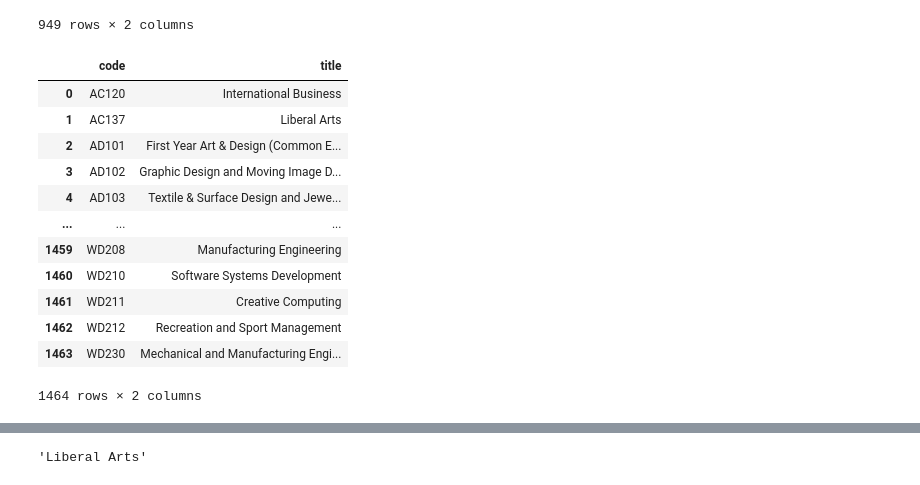
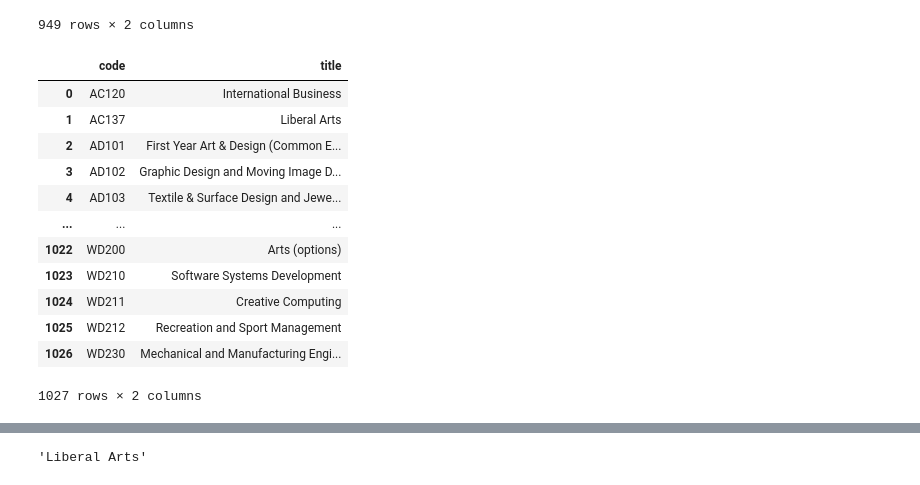
Before and after one commit to angelinka/Fundamentals-of-Data-Analysis, a Jupyter notebook: cao.ipynb, the cells around one changed output, grey strips where cells are left out. Cells and saved outputs as stored; diff of their text form; code cells hidden in the pictures.

Commit message:
Joined 2019 data

```diff
--- a/cao.ipynb
+++ b/cao.ipynb
@@ -406,22 +408,20 @@ courses2021
 | 948 | WD232 | Business Information Systems |
 949 rows × 2 columns
 # %%
-# Selecting columns COURSE CODE2 and COURSE TITLE from data frame  for 2020 and assigning it to courses2020
-courses2020 = df2020[['COURSE CODE2','COURSE TITLE']]
-#Changing names of the columns to code and title
-courses2020.columns = ['code', 'title']
+# Selecting columns code and title from data frame  for 2020 and assigning it to courses2020
+courses2020 = df2020_l8[['code', 'title']]
 courses2020
 # %% [output]
 |  | code | title |
 | 0 | AC120 | International Business |
 | 1 | AC137 | Liberal Arts |
 | 2 | AD101 | First Year Art & Design (Common E... |
 | 3 | AD102 | Graphic Design and Moving Image D... |
 | 4 | AD103 | Textile & Surface Design and Jewe... |
 | ... | ... | ... |
-| 1459 | WD208 | Manufacturing Engineering |
-| 1460 | WD210 | Software Systems Development |
-| 1461 | WD211 | Creative Computing |
-| 1462 | WD212 | Recreation and Sport Management |
-| 1463 | WD230 | Mechanical and Manufacturing Engi... |
+| 1022 | WD200 | Arts (options) |
+| 1023 | WD210 | Software Systems Development |
+| 1024 | WD211 | Creative Computing |
+| 1025 | WD212 | Recreation and Sport Management |
+| 1026 | WD230 | Mechanical and Manufacturing Engi... |
-1464 rows × 2 columns
+1027 rows × 2 columns
```
Also changed, not shown: parts of 23 cells of this notebook.
